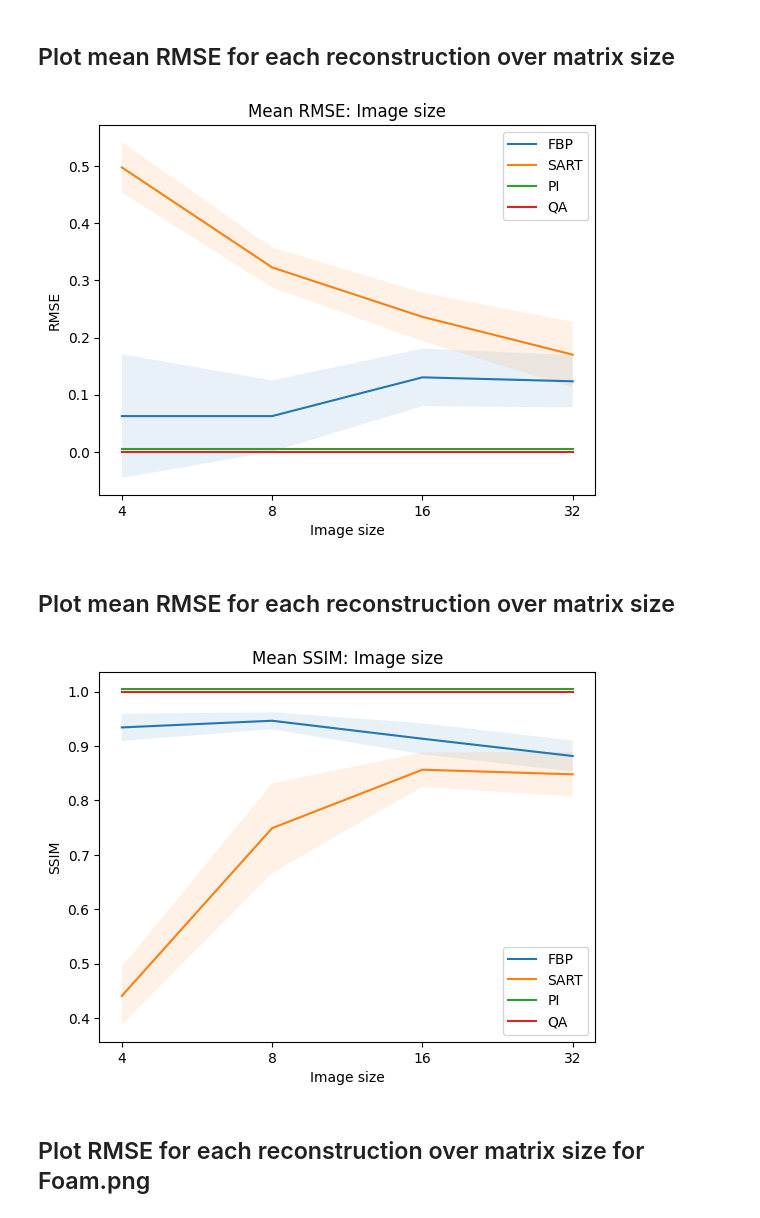
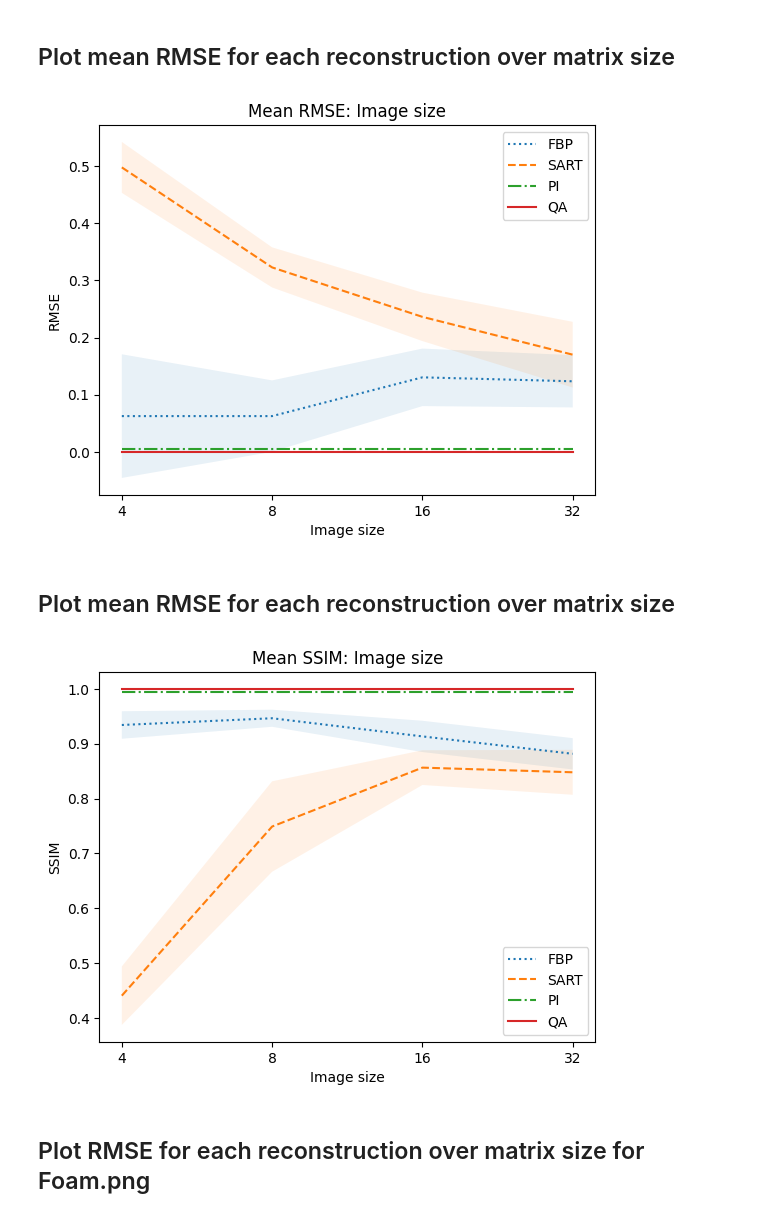
Before and after one commit to merlzbert/Quantum-Annealing-Emission-Tomography, a Jupyter notebook: DWave/analyze_binary_paper.ipynb, the cells around one changed output. Drawn from its saved outputs; the diff is of its cells as text; code cells hidden in the pictures.

```diff
--- a/DWave/analyze_binary_paper.ipynb
+++ b/DWave/analyze_binary_paper.ipynb
@@ -10,7 +10,7 @@ import seaborn as sns
 ## Calculate RMSE for each reconstruction, image and matrix size
 # %%
 search_path = 'Results/ResultsBinary/'
-images = [_ for _ in os.listdir(search_path) if not _.endswith(".npy") and not _.endswith(".png") and not _.endswith(".svg")]
+images = [_ for _ in os.listdir(search_path) if not _.endswith(".npy") and not _.endswith(".png") and not _.endswith(".svg") and not _.endswith(".pdf")]
 rms = np.zeros((4, 4, 4))
 print(images)
 for f, i in zip(images, range(len(images))):
@@ -46,7 +46,7 @@ for f, i in zip(images, range(len(images))):
 ## Calculate SSIM for each reconstruction, image and matrix size
 # %%
 search_path = 'Results/ResultsBinary/'
-images = [_ for _ in os.listdir(search_path) if not _.endswith(".npy") and not _.endswith(".png") and not _.endswith(".svg")]
+images = [_ for _ in os.listdir(search_path) if not _.endswith(".npy") and not _.endswith(".png") and not _.endswith(".svg") and not _.endswith(".pdf")]
 ssim = np.zeros((4, 4, 4))
 print(images)
 for f, i in zip(images, range(len(images))):
@@ -170,13 +170,13 @@ for f, i in zip(images, range(len(images))):
 # %%
 rms_mean = np.sum(rms, axis=0)/4
 mat_sizes = [4, 8, 16, 32]
-plt.plot (rms_mean[:, 0], label='FBP')
+plt.plot (rms_mean[:, 0], label='FBP', linestyle='dotted')
 plt.fill_between(range(4), rms_mean[:, 0]-np.std(rms[:, :, 0], axis=0), rms_mean[:, 0]+np.std(rms[:, :, 0], axis=0), alpha=.1)
-plt.plot (rms_mean[:, 1], label='SART')
+plt.plot (rms_mean[:, 1], label='SART', linestyle='dashed')
 plt.fill_between(range(4), rms_mean[:, 1]-np.std(rms[:, :, 1], axis=0), rms_mean[:, 1]+np.std(rms[:, :, 1], axis=0), alpha=.1)
-plt.plot (rms_mean[:, 2]+0.005, label='PI')
+plt.plot (rms_mean[:, 2]+0.005, label='PI', linestyle='dashdot')
 plt.fill_between(range(4), rms_mean[:, 2]-np.std(rms[:, :, 2], axis=0), rms_mean[:, 2]+np.std(rms[:, :, 2], axis=0), alpha=.1)
-plt.plot (rms_mean[:, 3], label='QA')
+plt.plot (rms_mean[:, 3], label='QA', linestyle='solid')
 plt.fill_between(range(4), rms_mean[:, 3]-np.std(rms[:, :, 3], axis=0), rms_mean[:, 3]+np.std(rms[:, :, 3], axis=0), alpha=.1)
 plt.xticks(range(4), mat_sizes)
 plt.xlabel("Image size")
@@ -187,30 +187,30 @@ plt.savefig("Results/ResultsBinary/mean_rmse.png", format="png")
 plt.savefig("Results/ResultsBinary/mean_rmse.pdf", format="pdf")
 plt.show()
 # %% [output]
-[figure, old version]
+[figure, new version]
 # %% [markdown]
 ## Plot mean RMSE for each reconstruction over matrix size
 # %%
 ssim_mean = np.sum(ssim, axis=0)/4
 mat_sizes = [4, 8, 16, 32]
-plt.plot (ssim_mean[:, 0], label='FBP')
+plt.plot (ssim_mean[:, 0], label='FBP', linestyle='dotted')
 plt.fill_between(range(4), ssim_mean[:, 0]-np.std(ssim[:, :, 0], axis=0), ssim_mean[:, 0]+np.std(ssim[:, :, 0], axis=0), alpha=.1)
-plt.plot (ssim_mean[:, 1], label='SART')
+plt.plot (ssim_mean[:, 1], label='SART', linestyle='dashed')
 plt.fill_between(range(4), ssim_mean[:, 1]-np.std(ssim[:, :, 1], axis=0), ssim_mean[:, 1]+np.std(ssim[:, :, 1], axis=0), alpha=.1)
-plt.plot (ssim_mean[:, 2]+0.005, label='PI')
+plt.plot (ssim_mean[:, 2]-0.005, label='PI', linestyle='dashdot')
 plt.fill_between(range(4), ssim_mean[:, 2]-np.std(ssim[:, :, 2], axis=0), ssim_mean[:, 2]+np.std(ssim[:, :, 2], axis=0), alpha=.1)
-plt.plot (ssim_mean[:, 3], label='QA')
+plt.plot (ssim_mean[:, 3], label='QA', linestyle='solid')
 plt.fill_between(range(4), ssim_mean[:, 3]-np.std(ssim[:, :, 3], axis=0), ssim_mean[:, 3]+np.std(ssim[:, :, 3], axis=0), alpha=.1)
 plt.xticks(range(4), mat_sizes)
 plt.xlabel("Image size")
 plt.ylabel("SSIM")
 plt.title("Mean SSIM: Image size")
 plt.legend()
 plt.savefig("Results/ResultsBinary/mean_ssim.png", format="png")
 plt.savefig("Results/ResultsBinary/mean_ssim.pdf", format="pdf")
 plt.show()
 # %% [output]
-[figure, old version]
+[figure, new version]
 # %% [markdown]
 ## Plot RMSE for each reconstruction over matrix size for Foam.png
 # %%
```
Also changed, not shown: 14 other files.
